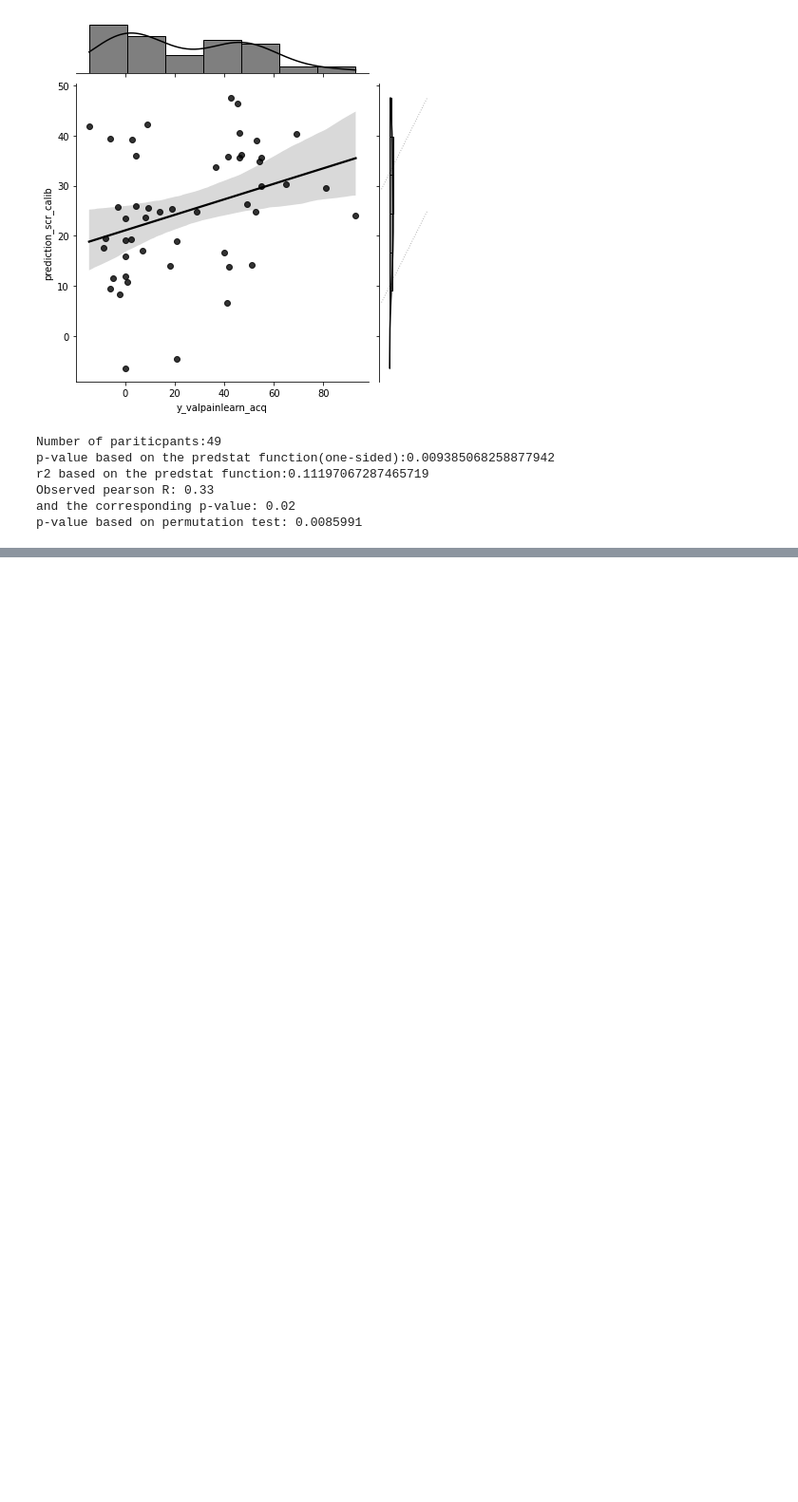
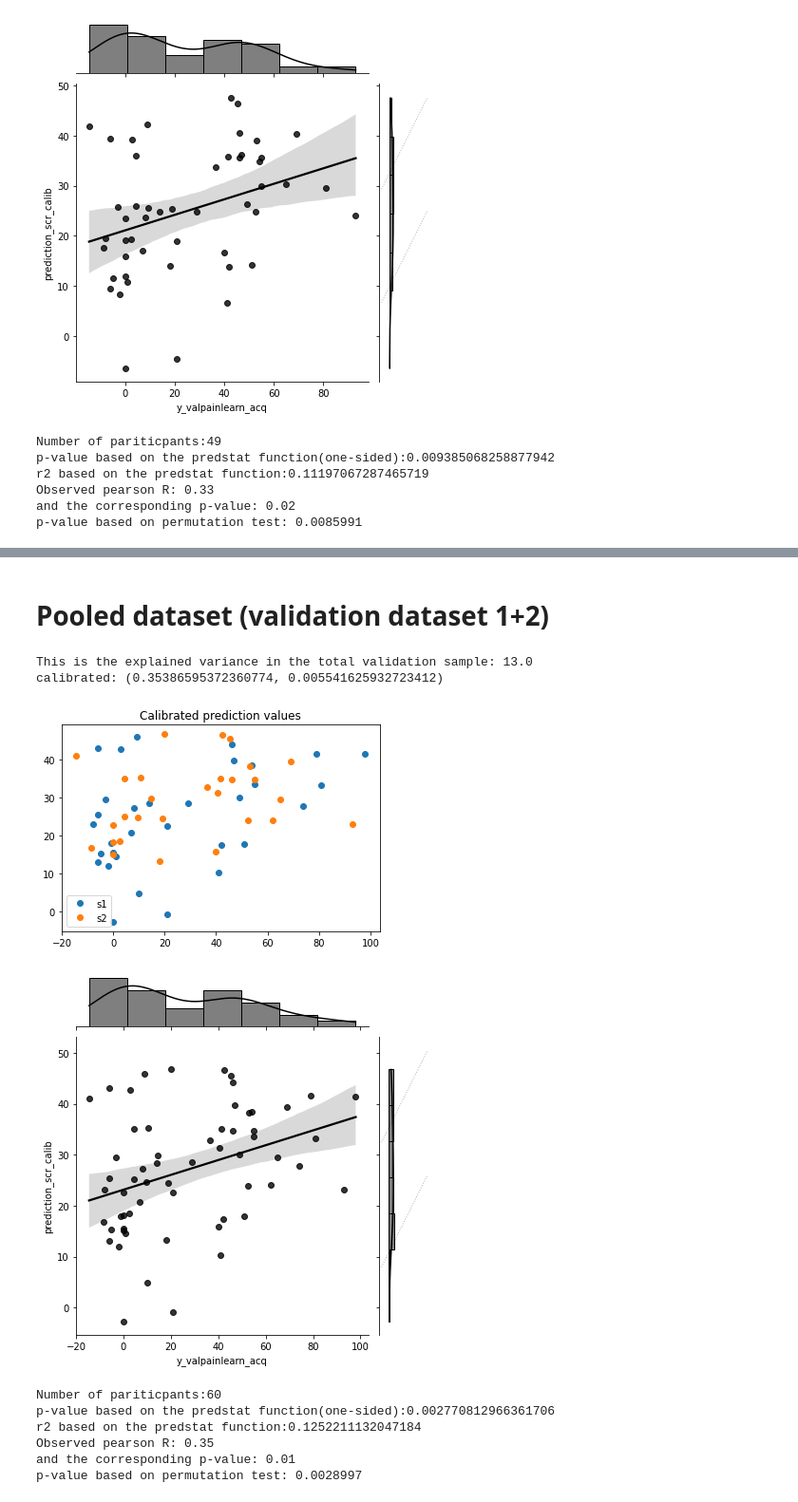
Before and after one commit to kincsesbalint/paintone_rsn, a Jupyter notebook: notebooks/validation.ipynb, the cells around one changed output, grey strips where cells are left out. Shown at 95% size. Drawn from its saved outputs; the diff is of its cells as text; code cells hidden in the pictures; blank space fills up the shorter version.

```diff
--- a/notebooks/validation.ipynb
+++ b/notebooks/validation.ipynb
@@ -281,0 +446,49 @@ concat_feature.to_csv("C:/Users/lenov/PycharmProjects/paintone_rsn/data_in/valid
+# %% [markdown]
+# Pooled dataset (validation dataset 1+2)
+# %%
+concat_behav=samplecalibration(vs1_behav,vs2_behav)
+p_value_myml,r_2_myml,residual,regline=myml.pred_stat(concat_behav['y_valpainlearn_acq'],
+               concat_behav['prediction_scr_calib'],#m_scr.predict(concat_feature), #vs1_features_scr
+               robust=False,
+               regside='greater')
+print('This is the explained variance in the total validation sample: '+ str(round(r_2_myml,2)*100))
+
+groups = concat_behav.groupby("study")
+obsvar='y_valpainlearn_acq'
+predvar='prediction_scr_calib'
+dataset=concat_behav
+plt.figure()
+for name, group in groups:
+    plt.plot(group["y_valpainlearn_acq"],
+             group["prediction_scr_calib"], marker="o", linestyle="", label=name)
+plt.legend()
+print('calibrated:',pearsonr(concat_behav["y_valpainlearn_acq"],
+             concat_behav["prediction_scr_calib"]))
+plt.title('Calibrated prediction values')
+myml.plot_prediction(concat_behav["y_valpainlearn_acq"],
+             concat_behav["prediction_scr_calib"])
+p_value_perm = myml.permutation_test(dataset[obsvar],
+                                dataset[predvar],
+                           method='approximate',
+                           func=lambda x, y: np.corrcoef(x,y)[1][0],
+                           num_rounds=10000,
+                           seed=0)
+print('Number of pariticpants:'+str(len(dataset)))
+print('p-value based on the predstat function(one-sided):' + str(p_value_myml))
+print('r2 based on the predstat function:' + str(r_2_myml))
+print('Observed pearson R: %.2f' % pearsonr(dataset[obsvar],
+                                            dataset[predvar])[0])
+print('and the corresponding p-value: %.2f' % pearsonr(dataset[obsvar],
+                                                       dataset[predvar])[1])
+print('p-value based on permutation test: %.7f' % p_value_perm)
+# %% [output]
+This is the explained variance in the total validation sample: 13.0
+calibrated: (0.35386595372360774, 0.005541625932723412)
+[figure, added]
+[figure, added]
+Number of pariticpants:60
+p-value based on the predstat function(one-sided):0.002770812966361706
+r2 based on the predstat function:0.1252211132047184
+Observed pearson R: 0.35
+and the corresponding p-value: 0.01
+p-value based on permutation test: 0.0028997
```
Also changed, not shown: parts of 6 cells of this notebook.
